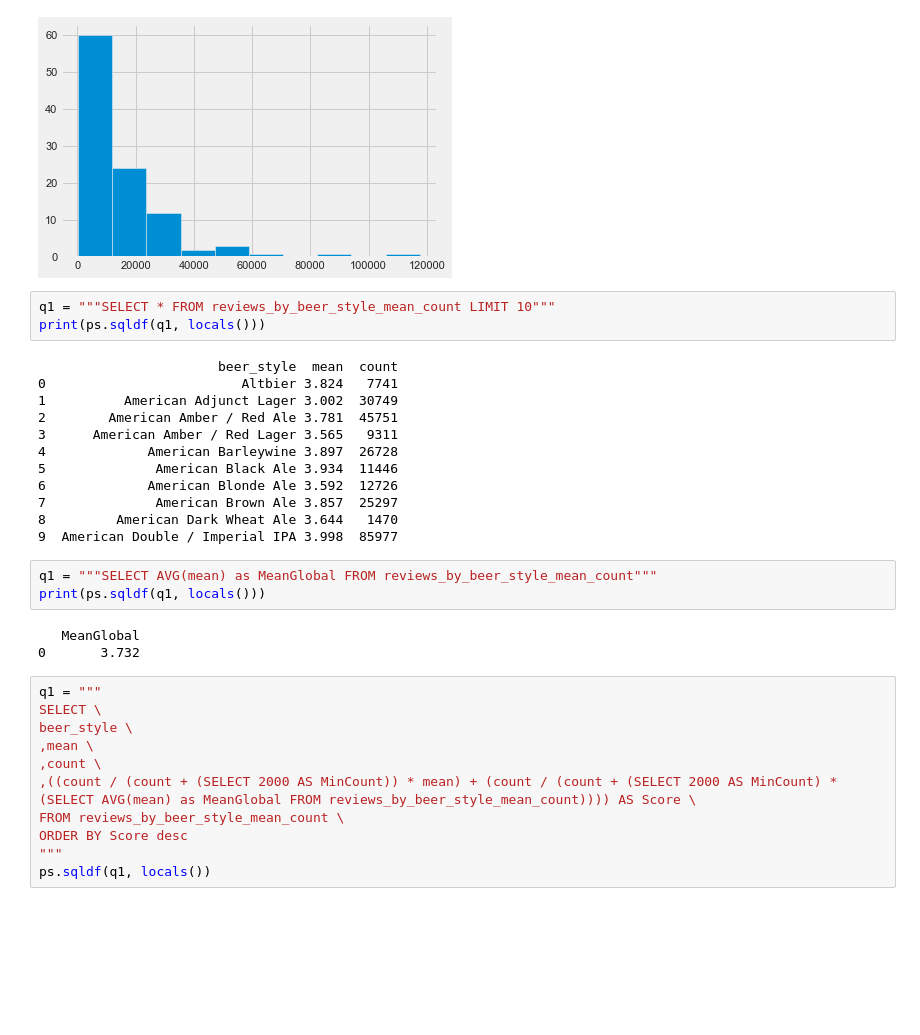
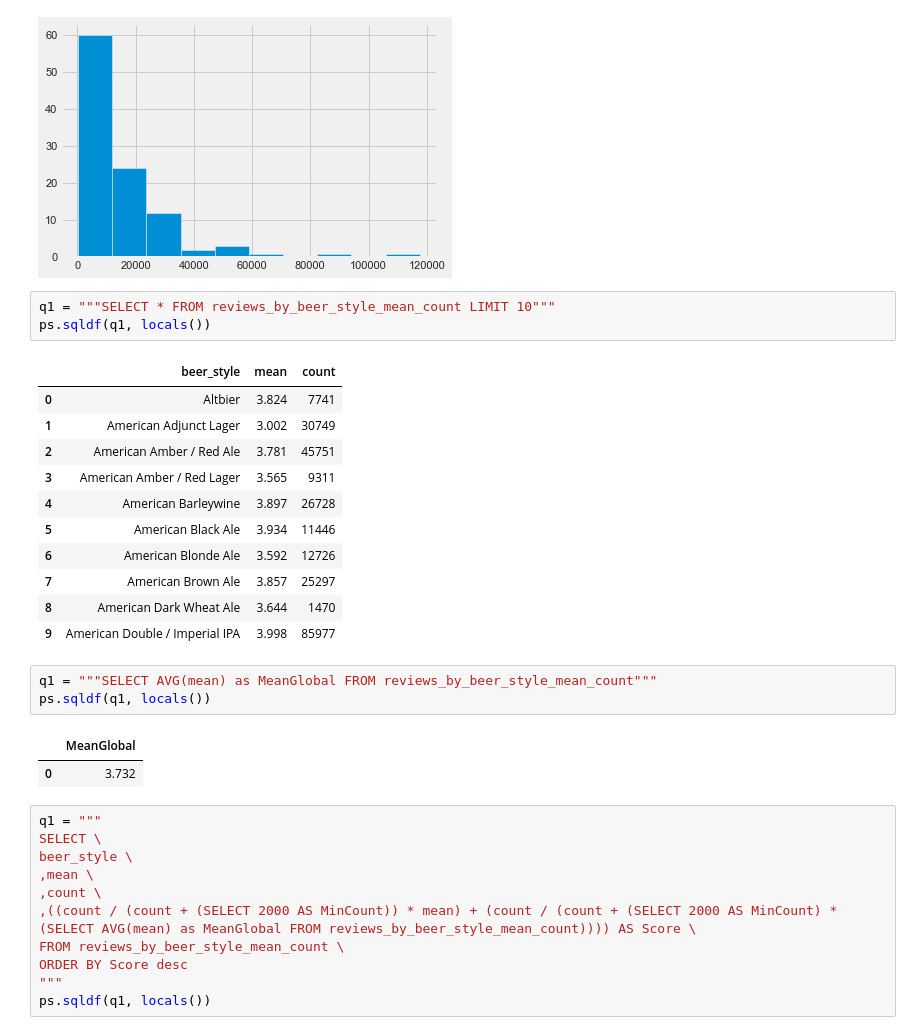
Before and after one commit to KonuTech/beer-reviews-recommender, a Jupyter notebook: beer_review_recommender.ipynb, the cells around one changed output. Drawn from its saved outputs; the diff is of its cells as text; blank space fills up the shorter version.

```diff
--- a/beer_review_recommender.ipynb
+++ b/beer_review_recommender.ipynb
@@ -749,25 +737,25 @@ plt.hist(reviews_by_beer_style_mean_count["count"])
 [figure]
 # %%
 q1 = """SELECT * FROM reviews_by_beer_style_mean_count LIMIT 10"""
-print(ps.sqldf(q1, locals()))
+ps.sqldf(q1, locals())
 # %% [output]
-                       beer_style  mean  count
-0                         Altbier 3.824   7741
-1          American Adjunct Lager 3.002  30749
-2        American Amber / Red Ale 3.781  45751
-3      American Amber / Red Lager 3.565   9311
-4             American Barleywine 3.897  26728
-5              American Black Ale 3.934  11446
-6             American Blonde Ale 3.592  12726
-7              American Brown Ale 3.857  25297
-8         American Dark Wheat Ale 3.644   1470
-9  American Double / Imperial IPA 3.998  85977
+|  | beer_style | mean | count |
+| 0 | Altbier | 3.824 | 7741 |
+| 1 | American Adjunct Lager | 3.002 | 30749 |
+| 2 | American Amber / Red Ale | 3.781 | 45751 |
+| 3 | American Amber / Red Lager | 3.565 | 9311 |
+| 4 | American Barleywine | 3.897 | 26728 |
+| 5 | American Black Ale | 3.934 | 11446 |
+| 6 | American Blonde Ale | 3.592 | 12726 |
+| 7 | American Brown Ale | 3.857 | 25297 |
+| 8 | American Dark Wheat Ale | 3.644 | 1470 |
+| 9 | American Double / Imperial IPA | 3.998 | 85977 |
 # %%
 q1 = """SELECT AVG(mean) as MeanGlobal FROM reviews_by_beer_style_mean_count"""
-print(ps.sqldf(q1, locals()))
+ps.sqldf(q1, locals())
 # %% [output]
-   MeanGlobal
-0       3.732
+|  | MeanGlobal |
+| 0 | 3.732 |
 # %%
 q1 = """
 SELECT \
```
Also changed, not shown: parts of 40 cells of this notebook.
